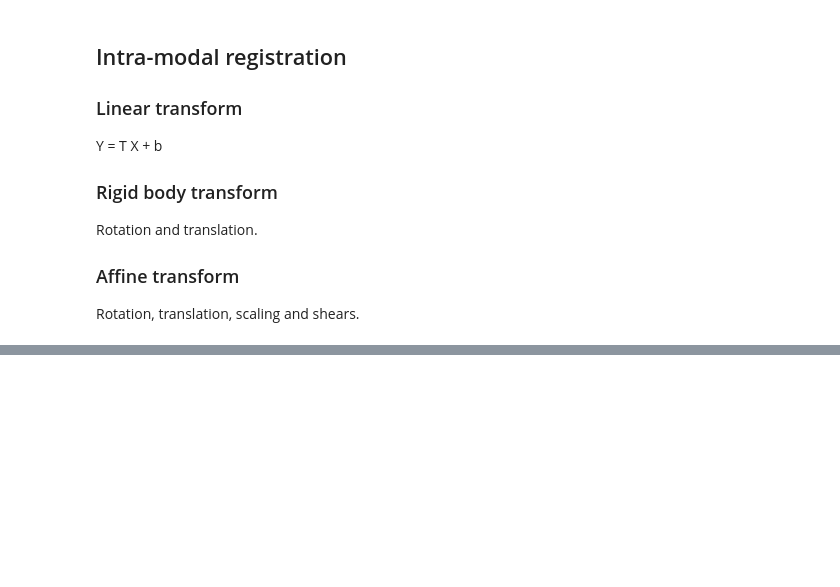
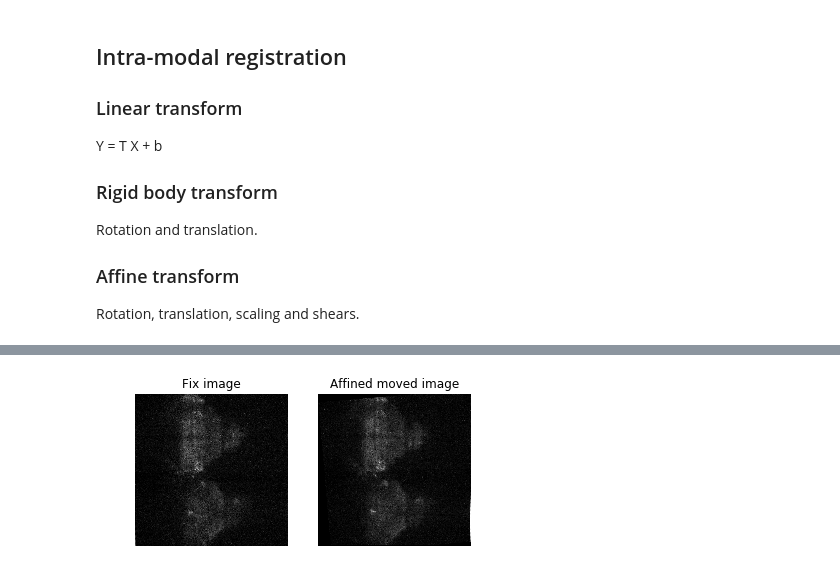
Before and after one commit to zqwei/fish_processing, a Jupyter notebook: imageRegistration/registration.ipynb, the cells around one changed output, grey strips where cells are left out. Cells and saved outputs as stored; diff of their text form; code cells hidden in the pictures; blank space fills up the shorter version.

Commit message:
update affine registration using dipy

```diff
--- a/imageRegistration/registration.ipynb
+++ b/imageRegistration/registration.ipynb
@@ -32,3 +110,19 @@ Rotation, translation, scaling and shears.
+# %%
+import dipy.io as dipyio
+dipyio.save_pickle('affine', out_affine)
+out_ = dipyio.load_pickle('affine')
+# %%
+warped_ = out_.transform(move)
+f, (ax1, ax2) = plt.subplots(1, 2)
+ax1.imshow(fix, cmap='gray')
+ax1.set_title('Fix image')
+ax1.axis('off')
+ax2.imshow(warped_, cmap='gray')
+ax2.set_title('Affined moved image')
+ax2.axis('off')
+plt.show()
+# %% [output]
+[figure, added]
 # %% [markdown]
 ## Inter-modal registration
 
```
Also changed, not shown: parts of 6 cells of this notebook, 5 other files.
